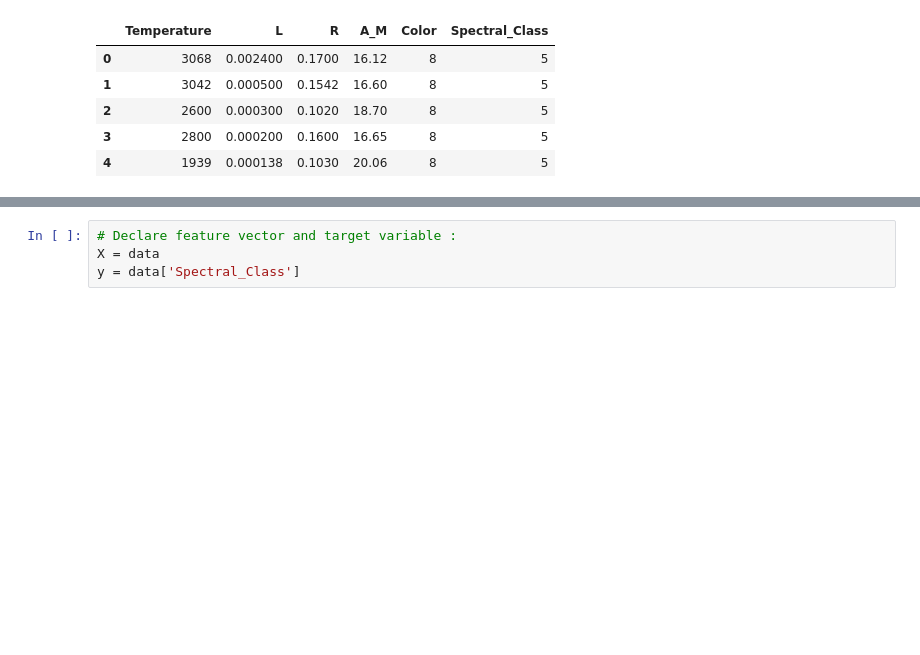
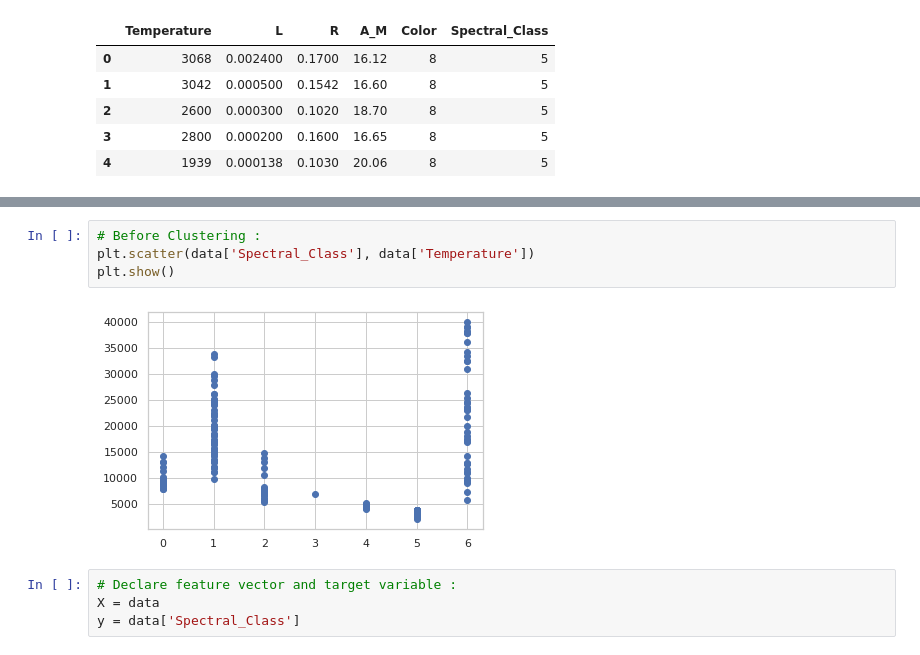
Before and after one commit to mohmaed7777/K-means-for-clustering-the-Stars-Typs, a Jupyter notebook: Clustering_Stars_Types.ipynb, the cells around one changed output, grey strips where cells are left out. Saved outputs shown, nothing was run; the diff lists cells and outputs as text; blank space fills up the shorter version.

```diff
--- a/Clustering_Stars_Types.ipynb
+++ b/Clustering_Stars_Types.ipynb
@@ -206,3 +213,9 @@ data.head()
+# %%
+# Before Clustering :
+plt.scatter(data['Spectral_Class'], data['Temperature'])
+plt.show()
+# %% [output]
+[figure, added]
 # %%
 # Declare feature vector and target variable :
 X = data
```
Also changed, not shown: parts of 12 cells of this notebook.
